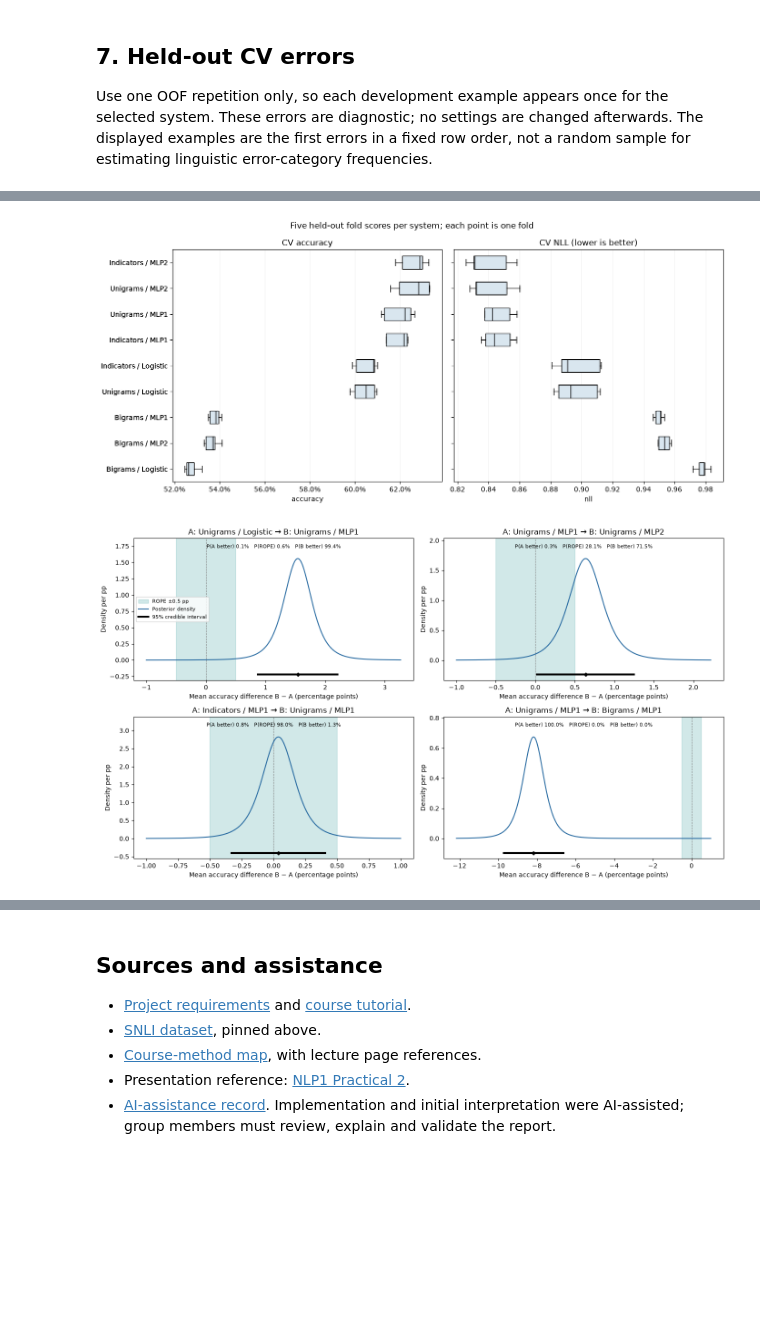
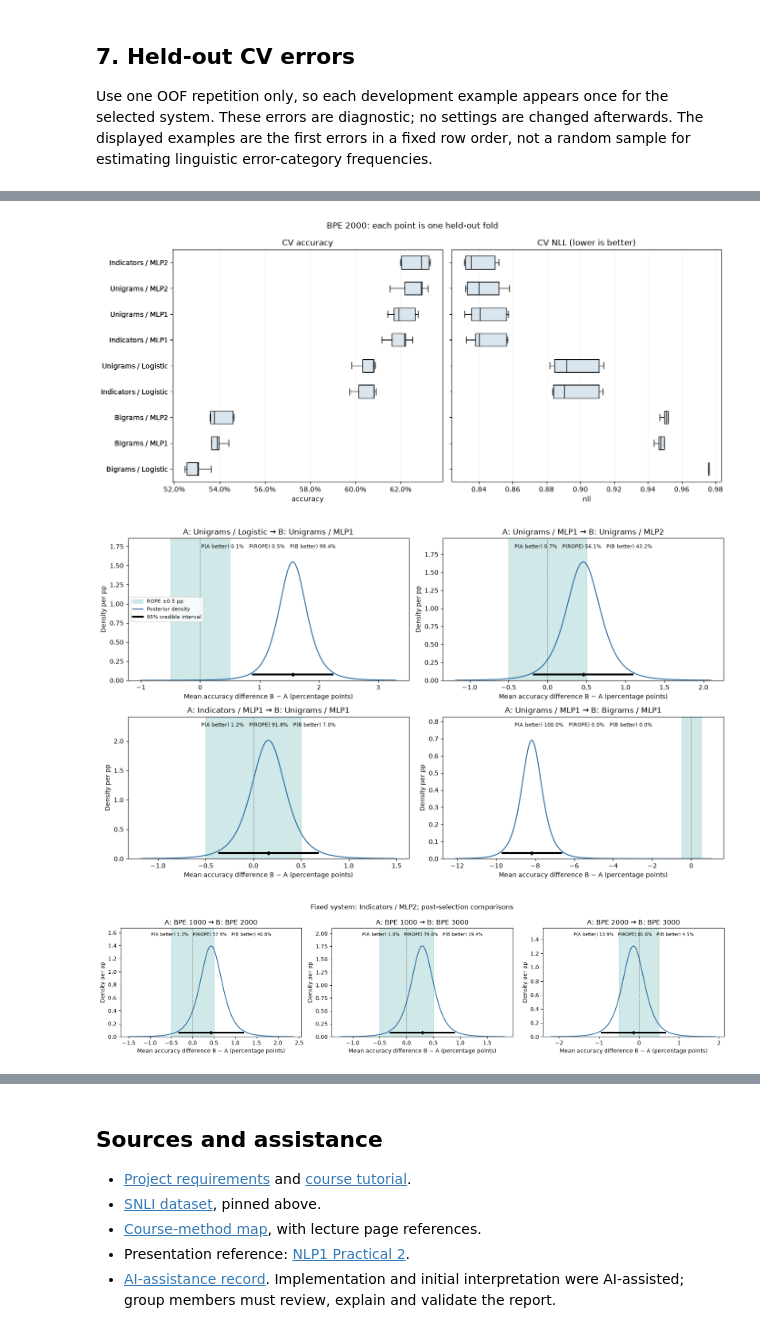
Before and after one commit to liangzaitz/nlp1-student-gp57, a Jupyter notebook: part1/practical_1.ipynb, the cells around one changed output, grey strips where cells are left out. Saved outputs shown, nothing was run; the diff lists cells and outputs as text; code cells hidden in the pictures; blank space fills up the shorter version.

```diff
--- a/part1/practical_1.ipynb
+++ b/part1/practical_1.ipynb
@@ -317,16 +318,3 @@ def feature_matrix(encoder, tokens, representation):
             raise ValueError(f"Unknown representation: {representation}")
         blocks.append(block)
     return sparse.hstack(blocks, format="csr", dtype=np.float32)
-# %%
-bpe_started = perf_counter()
-tokenizer = fit_tokenizer(development[["premise", "hypothesis"]])
-tokenizer_snapshot = tokenizer.to_str()
-bpe_seconds = perf_counter() - bpe_started
-
-display(pd.DataFrame([{
-    "BPE training rows": len(development),
-    "target vocabulary": BASE["vocab_size"],
-    "actual vocabulary": tokenizer.get_vocab_size(),
-    "test rows used": 0,
-    "seconds": bpe_seconds,
-}]))
@@ -790,6 +959,7 @@ display(class_report.loc[LABELS].round(4))
 | contradiction | 0.7989 | 0.7130 | 0.7535 | 3237.0 |
 # %%
 confusion = confusion_matrix(testing.label, test_decisions, labels=[0, 1, 2])
+display(pd.DataFrame(confusion, index=LABELS, columns=LABELS))
 fig, axes = plt.subplots(1, 2, figsize=(10, 4))
 for ax, values, title in zip(
     axes, [confusion, confusion / confusion.sum(axis=1, keepdims=True)],
@@ -799,7 +969,8 @@ for ax, values, title in zip(
     for row in range(3):
         for column in range(3):
             label = str(int(values[row, column])) if title.endswith("counts") else f"{values[row, column]:.1%}"
-            ax.text(column, row, label, ha="center", va="center")
+            ax.text(column, row, label, ha="center", va="center",
+                    color="white" if values[row, column] > values.max() / 2 else "black")
     ax.set(xticks=range(3), xticklabels=LABELS, yticks=range(3), yticklabels=LABELS,
            xlabel="Predicted", ylabel="Gold", title=title)
     plt.setp(ax.get_xticklabels(), rotation=20, ha="right")
@@ -899,34 +1068,33 @@ def system_name(system):
     return f"{representations[representation]} / {classifiers[classifier]}"
 
 
-systems = list(cv_summary[["representation", "classifier"]].itertuples(index=False, name=None))
+systems = list(selected_summary[["representation", "classifier"]].itertuples(index=False, name=None))
 labels = [system_name(system) for system in systems]
 fig, axes = plt.subplots(1, 2, figsize=(13, 6), sharey=True)
 for ax, metric, title in zip(axes, ["accuracy", "nll"], ["CV accuracy", "CV NLL (lower is better)"]):
-    measurements = [cv_results.loc[
-        cv_results.representation.eq(representation) & cv_results.classifier.eq(classifier), metric
+    measurements = [selected_results.loc[
+        selected_results.representation.eq(representation) & selected_results.classifier.eq(classifier), metric
     ].to_numpy() for representation, classifier in systems]
     ax.boxplot(measurements, orientation="horizontal", tick_labels=labels,
                showfliers=False, patch_artist=True,
                boxprops={"facecolor": "#d9e6ef"}, medianprops={"color": "black"})
-
     ax.set(title=title, xlabel=metric)
     ax.grid(axis="x", alpha=0.2)
 axes[0].invert_yaxis()
 axes[0].xaxis.set_major_formatter(PercentFormatter(1))
-fig.suptitle("Five held-out fold scores per system; each point is one fold")
+fig.suptitle(f"BPE {selected_vocab}: each point is one held-out fold")
 fig.tight_layout()
 save_figure(fig, "cv_boxplots_and_points")
 plt.show()
 # %% [output]
-[figure, old version]
+[figure, new version]
 # %%
 def plot_posterior(ax, scores_a, scores_b, name_a, name_b, config=BASE):
     result = correlated_posterior(scores_a, scores_b, config["n_splits"], config["rope"])
     rope_pp = 100 * config["rope"]
     mean_pp = 100 * result["difference_B_minus_A"]
     scale_pp = 100 * result["student_scale"]
-    ax.axvspan(-rope_pp, rope_pp, color="teal", alpha=0.18, label="ROPE ±0.5 pp")
+    ax.axvspan(-rope_pp, rope_pp, color="teal", alpha=0.18, label=f"ROPE ±{rope_pp:g} pp")
     ax.axvline(0, color="gray", linewidth=0.8, linestyle="--")
     if scale_pp > 0:
         posterior = t(df=result["degrees_of_freedom"], loc=mean_pp, scale=scale_pp)
@@ -939,35 +1107,49 @@ def plot_posterior(ax, scores_a, scores_b, name_a, name_b, config=BASE):
     ax.plot(interval, [0.04, 0.04], transform=ax.get_xaxis_transform(),
             color="black", linewidth=3, label="95% credible interval")
     ax.plot(mean_pp, 0.04, "D", color="black", markersize=4,
             transform=ax.get_xaxis_transform())
     probabilities = (f"P(A better) {result['P_A_better']:.1%}   "
                      f"P(ROPE) {result['P_equivalent']:.1%}   "
                      f"P(B better) {result['P_B_better']:.1%}")
     ax.set(title=f"A: {name_a} → B: {name_b}",
            xlabel="Mean accuracy difference B − A (percentage points)", ylabel="Density per pp")
     ax.text(0.5, 0.96, probabilities, transform=ax.transAxes, ha="center", va="top", fontsize=8)
     ax.margins(y=0.2)
+    ax.set_ylim(bottom=0)
     return result
 
 
-paired_scores = cv_results.pivot(
+paired_scores = selected_results.pivot(
     index=["seed", "fold"], columns=["representation", "classifier"], values="accuracy"
 ).sort_index()
 plot_contrasts = [
     (("unigram_counts", "logistic"), ("unigram_counts", "mlp_one_hidden")),
     (("unigram_counts", "mlp_one_hidden"), ("unigram_counts", "mlp_two_hidden")),
     (("indicators", "mlp_one_hidden"), ("unigram_counts", "mlp_one_hidden")),
     (("unigram_counts", "mlp_one_hidden"), ("bigram_counts", "mlp_one_hidden")),
 ]
 fig, axes = plt.subplots(2, 2, figsize=(14, 8))
 for ax, (a, b) in zip(axes.flat, plot_contrasts):
     plot_posterior(ax, paired_scores[a], paired_scores[b], system_name(a), system_name(b))
 axes[0, 0].legend(fontsize=8, loc="center left")
 fig.tight_layout()
 save_figure(fig, "bayesian_posteriors_rope")
 plt.show()
+
+
+vocab_scores = cv_results.loc[
+    cv_results.representation.eq(winner.representation) & cv_results.classifier.eq(winner.classifier)
+].pivot(index=["seed", "fold"], columns="vocab_size", values="accuracy").sort_index()
+fig, axes = plt.subplots(1, 3, figsize=(16, 4))
+for ax, (a, b) in zip(axes, combinations(BASE["vocab_sizes"], 2)):
+    plot_posterior(ax, vocab_scores[a], vocab_scores[b], f"BPE {a}", f"BPE {b}")
+fig.suptitle(f"Fixed system: {system_name((winner.representation, winner.classifier))}; post-selection comparisons")
+fig.tight_layout()
+save_figure(fig, "vocabulary_posteriors")
+plt.show()
 # %% [output]
-[figure, old version]
+[figure, new version]
+[figure, added]
 # %%
 equivalence = sensitivity.pivot(
     index=["A", "B"], columns="ROPE half-width (pp)", values="P_equivalent"
```
Also changed, not shown: parts of 30 cells of this notebook, 26 other files.
